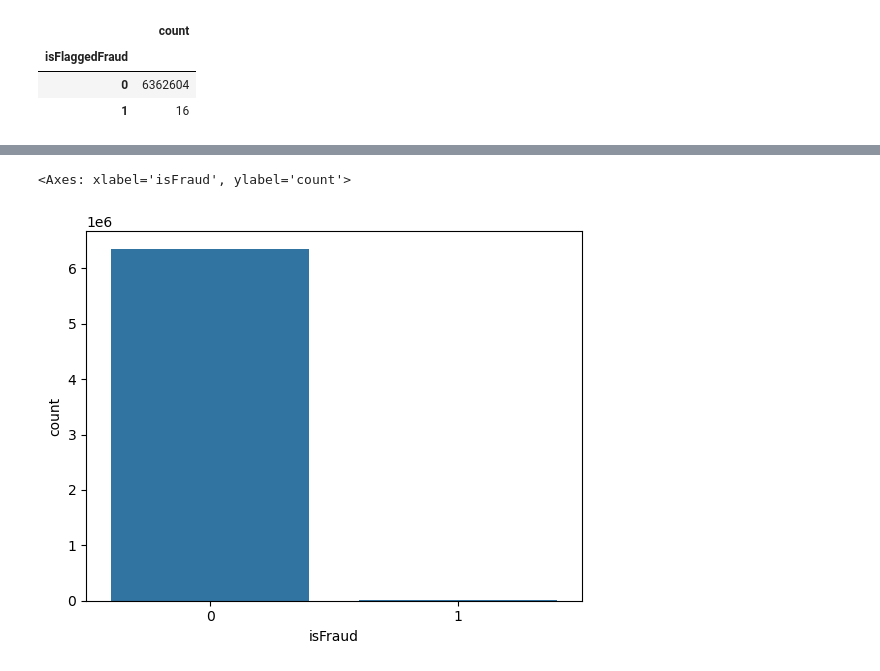
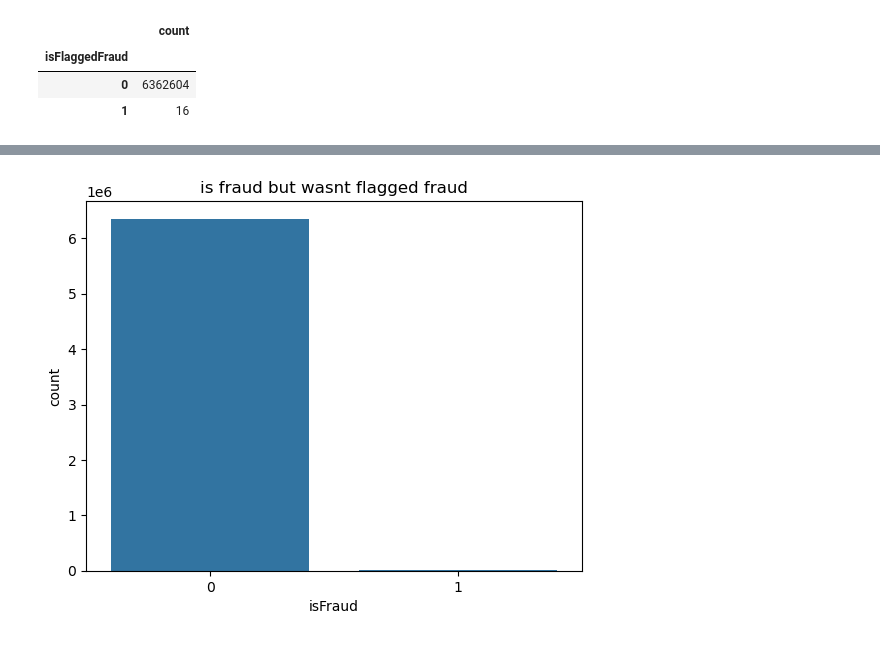
Before and after one commit to GClark89/Financial_fraud_machine, a Jupyter notebook: EDA.ipynb, the cells around one changed output, grey strips where cells are left out. Saved outputs shown, nothing was run; the diff lists cells and outputs as text; code cells hidden in the pictures.

```diff
--- a/EDA.ipynb
+++ b/EDA.ipynb
@@ -206,5 +241,6 @@ plt.gca().yaxis.set_major_formatter(formatter)
 # %%
 sns.countplot(data=IsNotFlaggedFraud_df, x="isFraud")
+plt.title('is fraud but wasnt flagged fraud')
+plt.show()
 # %% [output]
-<Axes: xlabel='isFraud', ylabel='count'>
-[figure, old version]
+[figure, new version]
```
Also changed, not shown: parts of 29 cells of this notebook.
